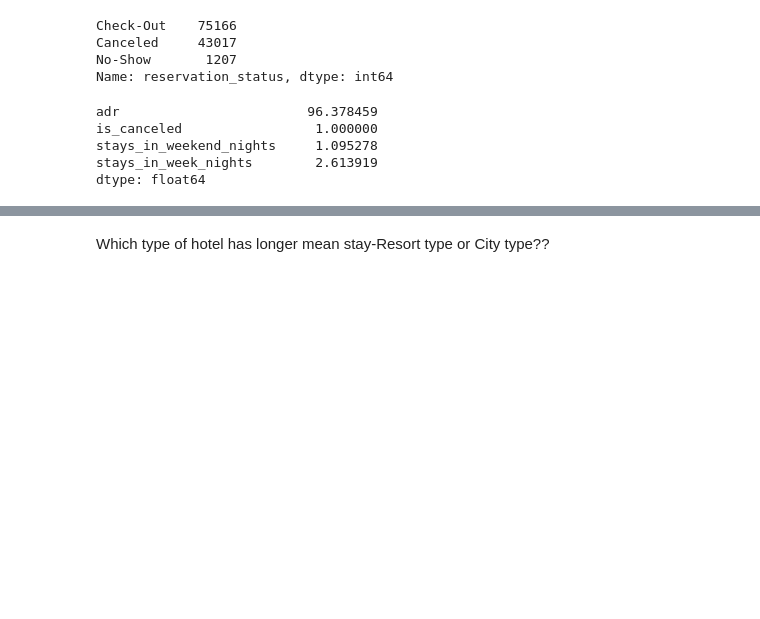
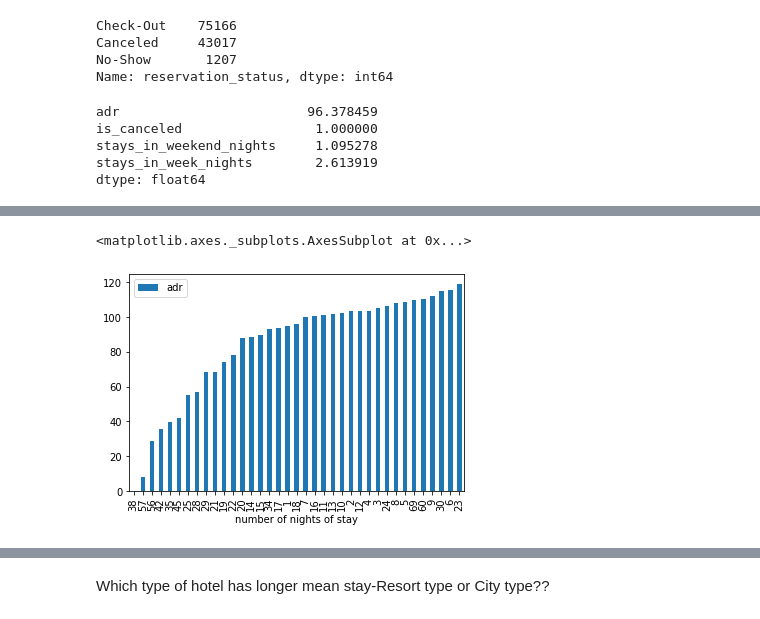
Before and after one commit to dkd99/hotel-booking-analysis, a Jupyter notebook: Hotel_Booking_Analysis_Capstone_Project.ipynb, the cells around one changed output, grey strips where cells are left out. Drawn from its saved outputs; the diff is of its cells as text; code cells hidden in the pictures; blank space fills up the shorter version.

```diff
--- a/Hotel_Booking_Analysis_Capstone_Project.ipynb
+++ b/Hotel_Booking_Analysis_Capstone_Project.ipynb
@@ -213,2 +213,2 @@ dtype: float64
 # %%
-z=hotel_df_isnotcanceled[hotel_df_isnotcanceled['stays_in_week_nights']+hotel_df_isnotcanceled['stays_in_weekend_nights']>0]['stays_in_weekend_nights']+hotel_df_isnotcanceled[hotel_df_isnotcanceled['stays_in_week_nights']+hotel_df_isnotcanceled['stays_in_weekend_nights']>0]['stays_in_week_nights']
+z=hotel_df_isnotcanceled[(hotel_df_isnotcanceled['stays_in_week_nights']+hotel_df_isnotcanceled['stays_in_weekend_nights']>0)&(hotel_df_isnotcanceled['adr']!=0)]['stays_in_weekend_nights']+hotel_df_isnotcanceled[(hotel_df_isnotcanceled['stays_in_week_nights']+hotel_df_isnotcanceled['stays_in_weekend_nights']>0)&(hotel_df_isnotcanceled['adr']!=0)]['stays_in_week_nights']
@@ -214,0 +219,3 @@ z=hotel_df_isnotcanceled[hotel_df_isnotcanceled['stays_in_week_nights']+hotel_df
+# %%
+adr=hotel_df_isnotcanceled[(hotel_df_isnotcanceled['stays_in_week_nights']+hotel_df_isnotcanceled['stays_in_weekend_nights']>0)&(hotel_df_isnotcanceled['adr']!=0)]['adr']
+adr.shape
@@ -214,0 +226,3 @@ z=hotel_df_isnotcanceled[hotel_df_isnotcanceled['stays_in_week_nights']+hotel_df
+# %%
+mean_adr=pd.concat([z,adr],axis=1).groupby(0).aggregate({'adr':'mean'}).sort_values('adr')
+mean_adr
@@ -214,0 +248,5 @@ z=hotel_df_isnotcanceled[hotel_df_isnotcanceled['stays_in_week_nights']+hotel_df
+# %%
+mean_adr.plot(kind='bar',xlabel='number of nights of stay')
+# %% [output]
+<matplotlib.axes._subplots.AxesSubplot at 0x...>
+[figure, added]
```
Also changed, not shown: parts of 12 cells of this notebook.
